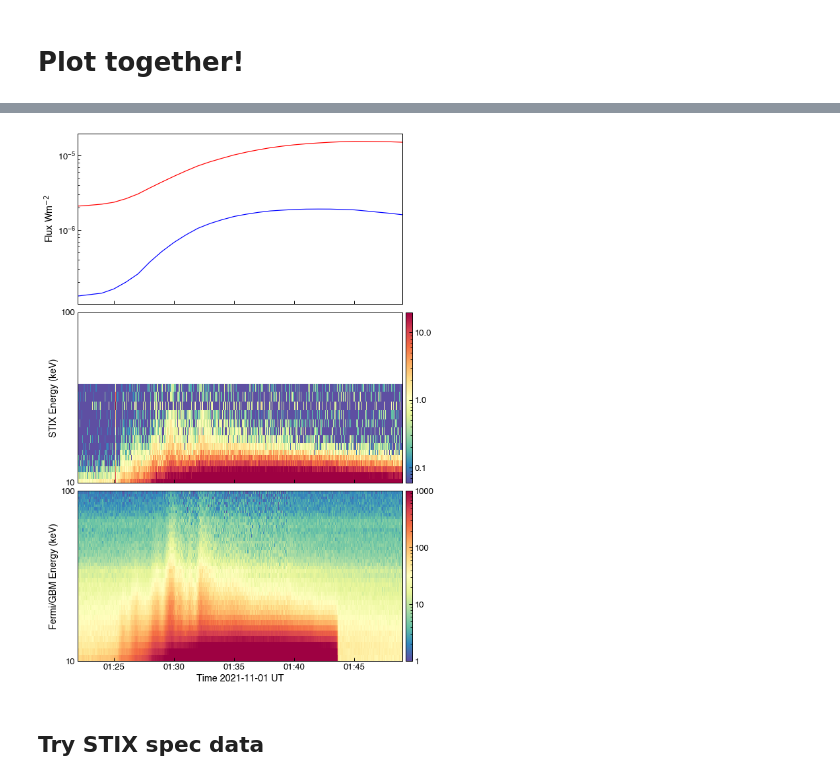
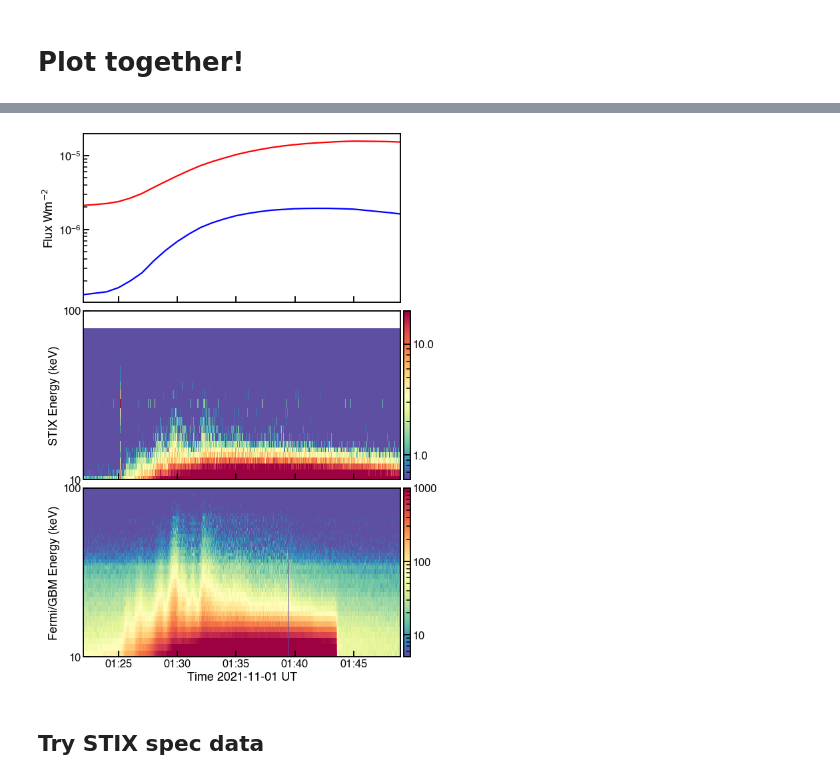
Before and after one commit to hayesla/stix_directivity_analysis, a Jupyter notebook: nov1_2021_flare/overview_plot.ipynb, the cells around one changed output, grey strips where cells are left out. Drawn from its saved outputs; the diff is of its cells as text; code cells hidden in the pictures.

```diff
--- a/nov1_2021_flare/overview_plot.ipynb
+++ b/nov1_2021_flare/overview_plot.ipynb
@@ -331,3 +331,5 @@ det_area = np.pi*((12.7/2)*u.cm)**2
 det_area
 # %% [output]
 $126.67687 \; \mathrm{cm^{2}}$
+# %%
+sns.set_context("talk", font_scale=1., rc={"font.family" : "Helvetica"})
@@ -422,10 +606,10 @@ ax1.set_xlim(gl.index[0], gl.index[-1])
 # STIX plot
 cmap_stix = plt.cm.Spectral_r.copy()
 cmap_stix.set_bad(cmap_stix(0))
-stix_en_inds = np.where((stix_data_spec_sub["e_low"].value>=10)&(stix_data_spec_sub["e_high"].value<45))[0]
+stix_en_inds = np.where((stix_data_spec_sub["e_low"].value>=10)&(stix_data_spec_sub["e_high"].value<100))[0]
 im_stix = ax2.pcolormesh(stix_data_spec_sub["times"].datetime, stix_data_spec_sub["e_low"].value[stix_en_inds],
                stix_data_spec_sub["count_rate"][:, stix_en_inds].T/6,
-               norm=colors.LogNorm(vmin=0.06, vmax=20), cmap=cmap_stix)
+               norm=colors.LogNorm(vmin=0.6, vmax=20), cmap=cmap_stix)
 ax2.set_yscale("log")
 ax2.set_ylim(10, 100)
 ax2.set_ylabel("STIX Energy (keV)")
@@ -435,7 +619,7 @@ ax2.set_ylabel("STIX Energy (keV)")
 ax3.sharey(ax2)
 im_fermi = ax3.pcolormesh(gbm_struct["time_array"], gbm_struct["e_min"][e_inds_gbm],
                gbm_struct["count_rate"][:, e_inds_gbm].T,
-               norm=colors.LogNorm(vmin=1, vmax=1000), cmap=cmap_stix)
+               norm=colors.LogNorm(vmin=5, vmax=1000), cmap=cmap_stix)
 ax3.set_yscale("log")
 ax3.set_ylabel("Fermi/GBM Energy (keV)")
 
@@ -454,34 +638,34 @@ axins_fermi = inset_axes(ax3,
                    bbox_to_anchor=(1.01, 0., 1, 1),
                    bbox_transform=ax3.transAxes,
                    borderpad=0,
                    )
 
 axins_stix = inset_axes(ax2,
                    width="2%",  # width = 5% of parent_bbox width
                    height="100%",  # height : 50%
                    loc='lower left',
                    bbox_to_anchor=(1.01, 0., 1, 1),
                    bbox_transform=ax2.transAxes,
                    borderpad=0,
                    )
 
 
 cbar_fermi = fig.colorbar(im_fermi, cax=axins_fermi, orientation='vertical')
 cbar_stix = fig.colorbar(im_stix, cax=axins_stix, orientation='vertical')
 
 cbar_stix.ax.yaxis.set_major_formatter(ticker.ScalarFormatter())
 
 cbar_fermi.ax.yaxis.set_major_formatter(ticker.ScalarFormatter())
 
 
 ax3.set_xlabel("Time {:s} UT".format(gl.index[0].strftime("%Y-%m-%d")))
 plt.tight_layout()
 plt.subplots_adjust(hspace=0.05)
 
 
 plt.savefig("overview_nov_spec.png")
 # %% [output]
-[figure, old version]
+[figure, new version]
 # %% [markdown]
 ## Try STIX spec data
 # %% [markdown]
```
Also changed, not shown: parts of 13 cells of this notebook, 2 other files.
